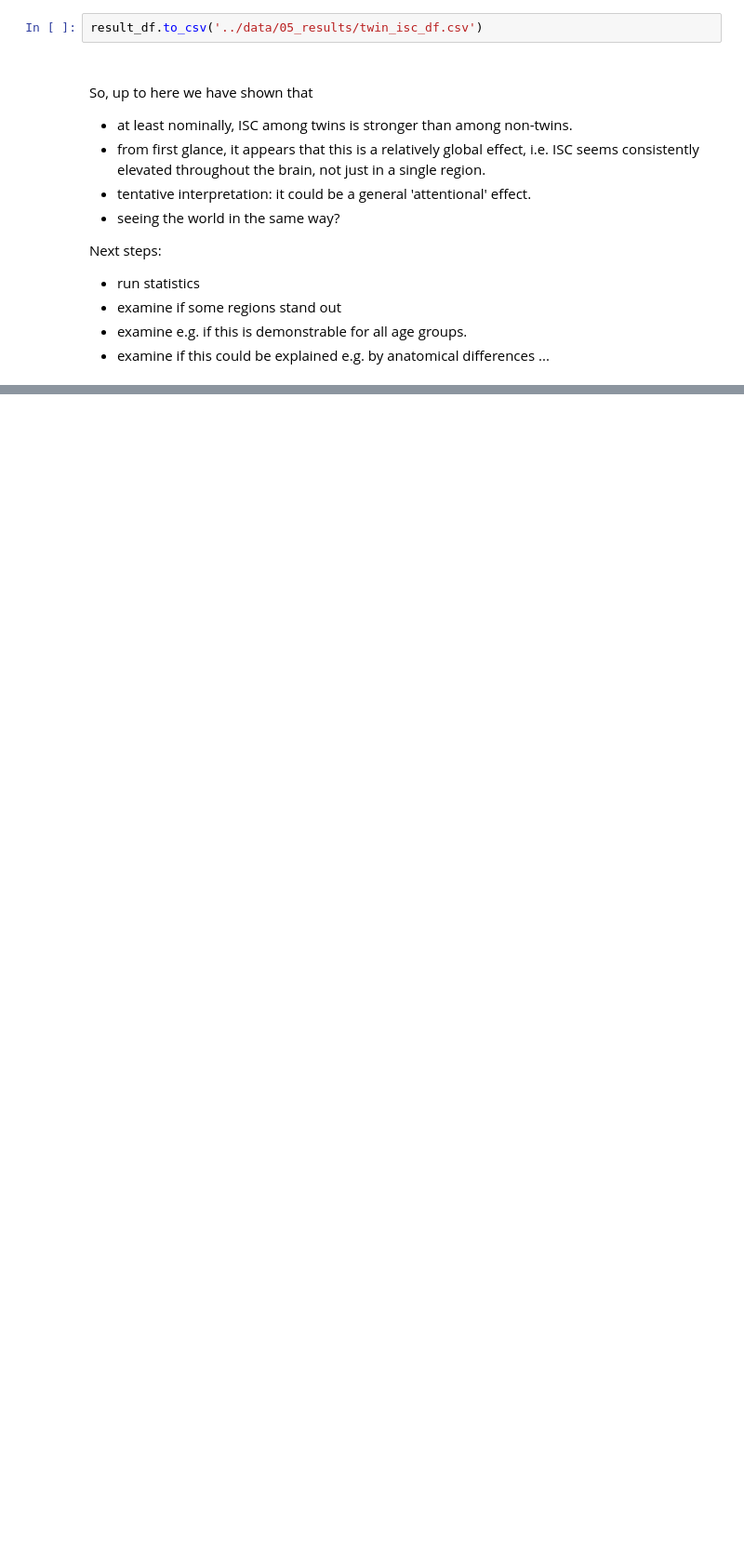
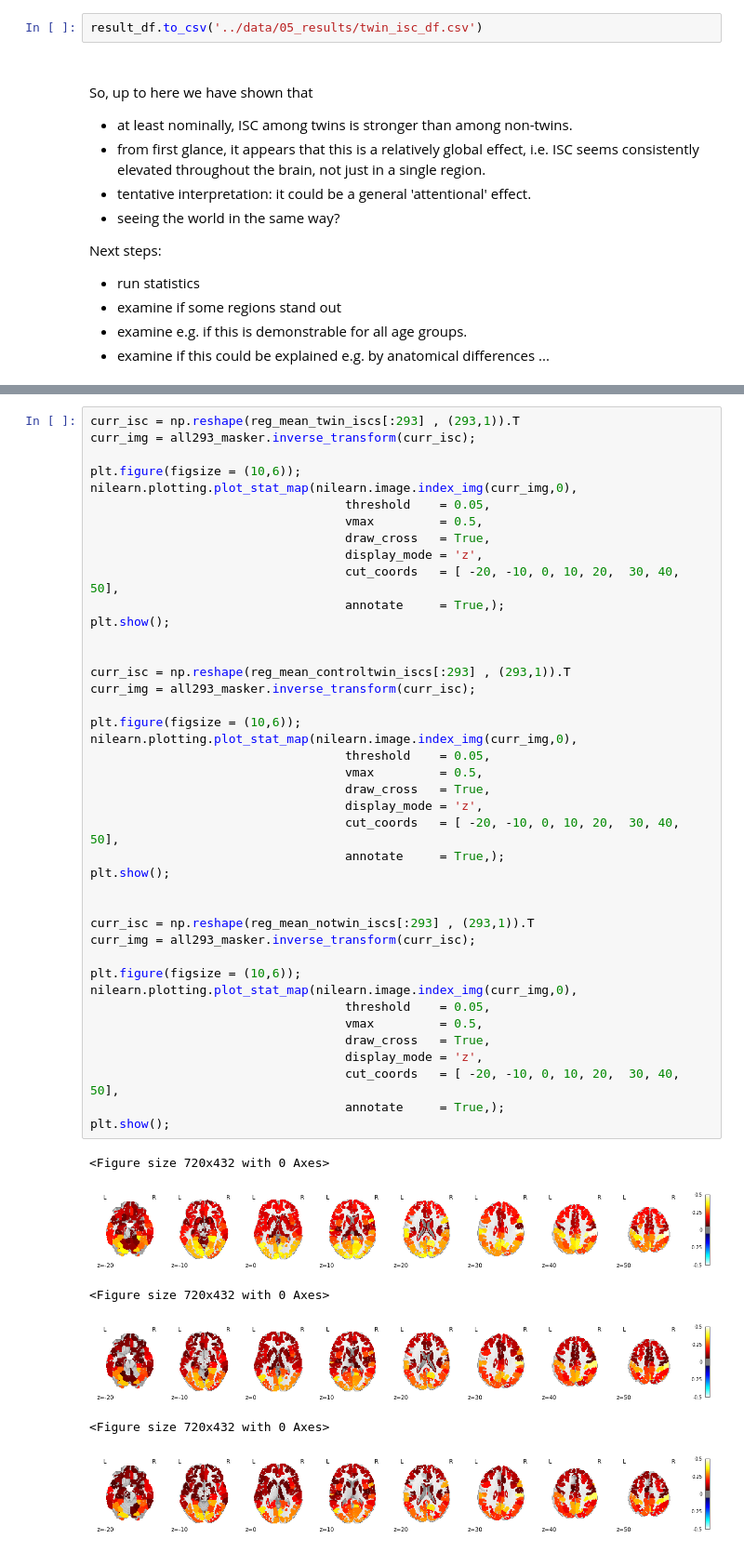
Before and after one commit to nomcomm/partlycloudy2, a Jupyter notebook: scripts/05_ISC_twins_controltwins_randomothers.ipynb, the cells around one changed output, grey strips where cells are left out. Shown at 93% size. Drawn from its saved outputs; the diff is of its cells as text; blank space fills up the shorter version.

```diff
--- a/scripts/05_ISC_twins.ipynb
+++ b/scripts/05_ISC_twins_controltwins_randomothers.ipynb
@@ -176,2 +271,50 @@ brainisc = all293_masker.inverse_transform(np.reshape(diffs, (1,293)))
+# %%
+curr_isc = np.reshape(reg_mean_twin_iscs[:293] , (293,1)).T
+curr_img = all293_masker.inverse_transform(curr_isc);
+
+plt.figure(figsize = (10,6));
+nilearn.plotting.plot_stat_map(nilearn.image.index_img(curr_img,0),
+                                   threshold    = 0.05,
+                                   vmax         = 0.5,
+                                   draw_cross   = True,
+                                   display_mode = 'z',
+                                   cut_coords   = [ -20, -10, 0, 10, 20,  30, 40, 50],
+                                   annotate     = True,);
+plt.show();
+
+
+curr_isc = np.reshape(reg_mean_controltwin_iscs[:293] , (293,1)).T
+curr_img = all293_masker.inverse_transform(curr_isc);
+
+plt.figure(figsize = (10,6));
+nilearn.plotting.plot_stat_map(nilearn.image.index_img(curr_img,0),
+                                   threshold    = 0.05,
+                                   vmax         = 0.5,
+                                   draw_cross   = True,
+                                   display_mode = 'z',
+                                   cut_coords   = [ -20, -10, 0, 10, 20,  30, 40, 50],
+                                   annotate     = True,);
+plt.show();
+
+
+curr_isc = np.reshape(reg_mean_notwin_iscs[:293] , (293,1)).T
+curr_img = all293_masker.inverse_transform(curr_isc);
+
+plt.figure(figsize = (10,6));
+nilearn.plotting.plot_stat_map(nilearn.image.index_img(curr_img,0),
+                                   threshold    = 0.05,
+                                   vmax         = 0.5,
+                                   draw_cross   = True,
+                                   display_mode = 'z',
+                                   cut_coords   = [ -20, -10, 0, 10, 20,  30, 40, 50],
+                                   annotate     = True,);
+plt.show();
+# %% [output]
+<Figure size 720x432 with 0 Axes>
+[figure, added]
+<Figure size 720x432 with 0 Axes>
+[figure, added]
+<Figure size 720x432 with 0 Axes>
+[figure, added]
 # %%
 import nilearn.plotting
```
Also changed, not shown: parts of 20 cells of this notebook, 8 other files.
